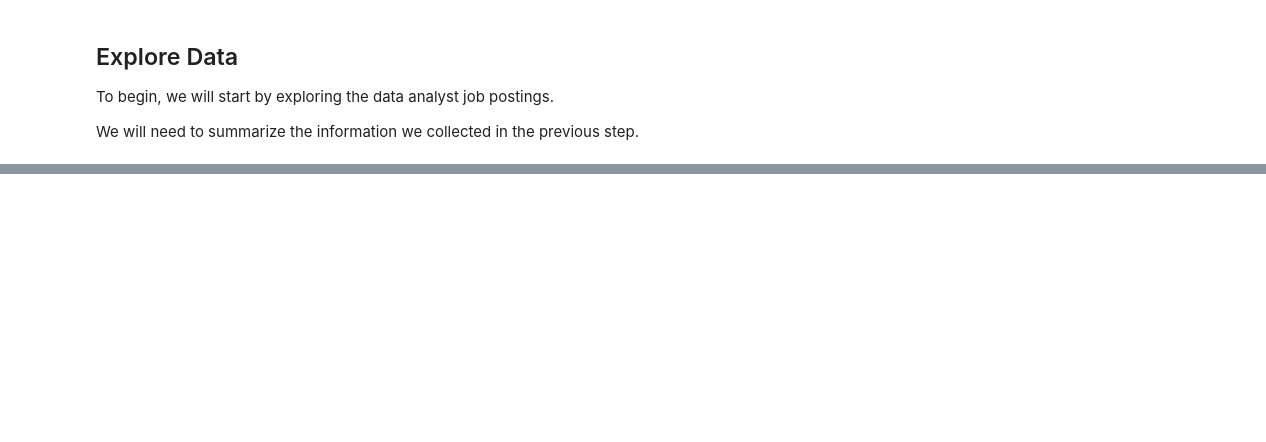
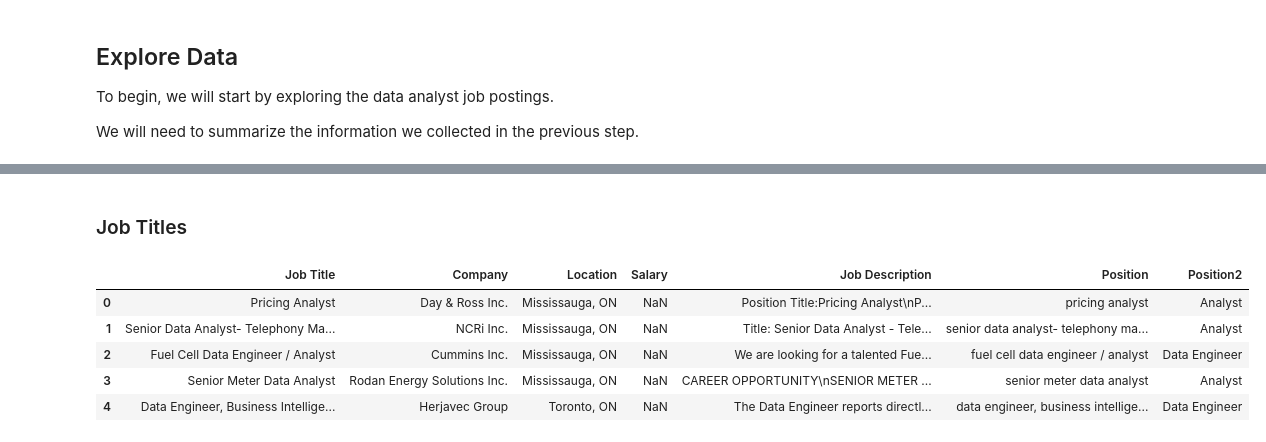
Before and after one commit to jma199/nlp-jobmarket, a Jupyter notebook: main_jobdesc_eda.ipynb, the cells around one changed output, grey strips where cells are left out. Cells and saved outputs as stored; diff of their text form; code cells hidden in the pictures; blank space fills up the shorter version.

```diff
--- a/main_jobdesc_eda.ipynb
+++ b/main_jobdesc_eda.ipynb
@@ -33,0 +79,21 @@ plt.show()
+# %% [markdown]
+<h3>Job Titles</h3>
+# %%
+# What kind of other various job titles that get are shown when you search "data analyst"??
+# Let's try to group the job titles using some regex / string methods
+# How similar are the different job titles?
+
+raw_data.loc[raw_data["Position"].str.contains("analyst"), "Position2"] = "Analyst"
+raw_data.loc[raw_data["Position"].str.contains("business"), "Position2"] = "Business Intelligence"
+raw_data.loc[raw_data["Position"].str.contains("bi"), "Position2"] = "Business Intelligence"
+raw_data.loc[raw_data["Position"].str.contains("scientist"), "Position2"] = "Data Scientist"
+raw_data.loc[raw_data["Position"].str.contains("engineer"), "Position2"] = "Data Engineer"
+
+raw_data.head()
+# %% [output]
+|  | Job Title | Company | Location | Salary | Job Description | Position | Position2 |
+| 0 | Pricing Analyst | Day & Ross Inc. | Mississauga, ON | NaN | Position Title:Pricing Analyst\nP... | pricing analyst | Analyst |
+| 1 | Senior Data Analyst- Telephony Ma... | NCRi Inc. | Mississauga, ON | NaN | Title: Senior Data Analyst - Tele... | senior data analyst- telephony ma... | Analyst |
+| 2 | Fuel Cell Data Engineer / Analyst | Cummins Inc. | Mississauga, ON | NaN | We are looking for a talented Fue... | fuel cell data engineer / analyst | Data Engineer |
+| 3 | Senior Meter Data Analyst | Rodan Energy Solutions Inc. | Mississauga, ON | NaN | CAREER OPPORTUNITY\nSENIOR METER ... | senior meter data analyst | Analyst |
+| 4 | Data Engineer, Business Intellige... | Herjavec Group | Toronto, ON | NaN | The Data Engineer reports directl... | data engineer, business intellige... | Data Engineer |
```
Also changed, not shown: parts of 28 cells of this notebook, 9 other files.
